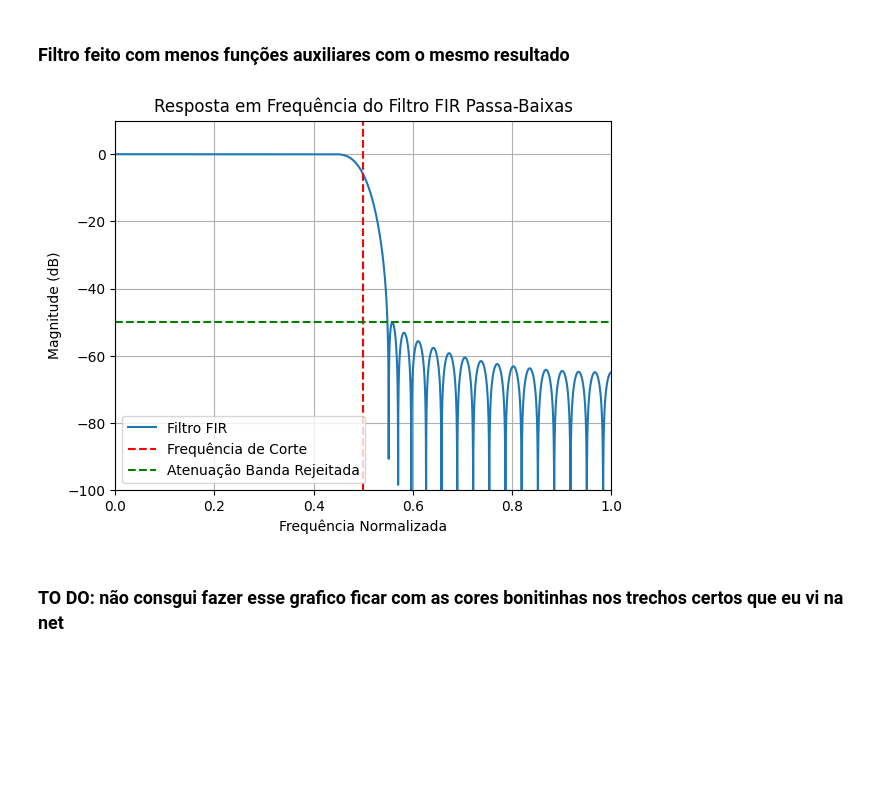
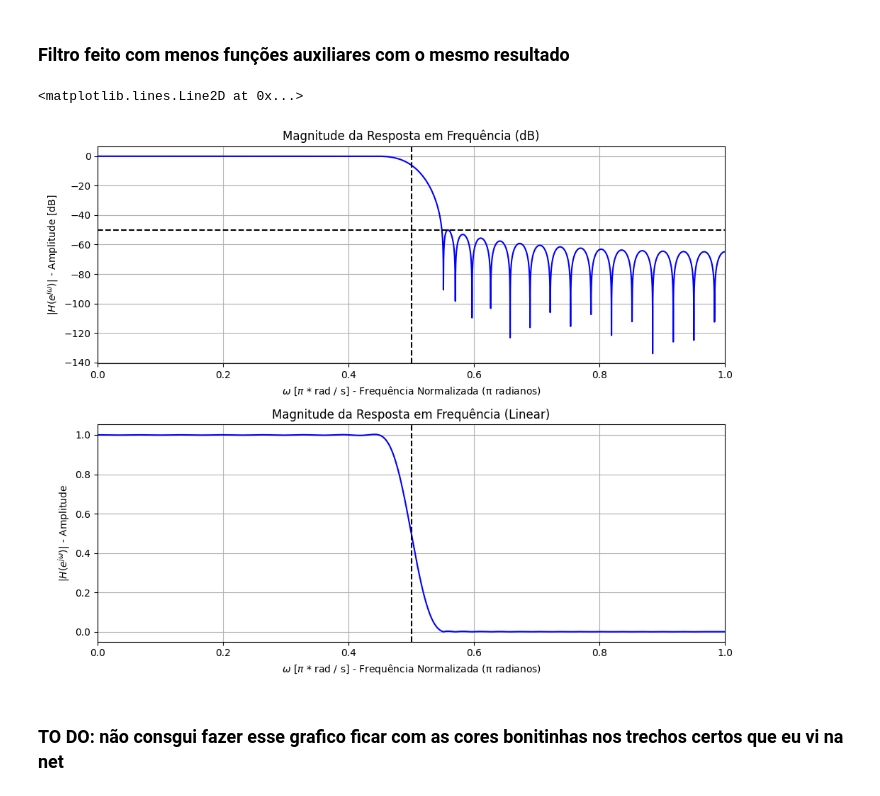
Before and after one commit to IvonLuiz/FIR_Filter_WindowMethod, a Jupyter notebook: notebook/FIR.ipynb, the cells around one changed output. Drawn from its saved outputs; the diff is of its cells as text; code cells hidden in the pictures; blank space fills up the shorter version.

```diff
--- a/notebook/FIR.ipynb
+++ b/notebook/FIR.ipynb
@@ -187,22 +174,16 @@ h /= np.sum(h)
-# %%
-# Plotar a resposta em frequência
-w, H = freqz(h, worN=8000)
-plt.plot(w / np.pi, 20 * np.log10(abs(H)), label="Filtro FIR")
-
-# Especificações
-plt.axvline(wc / np.pi, color='red', linestyle='--', label='Frequência de Corte')
-plt.axhline(-As, color='green', linestyle='--', label='Atenuação Banda Rejeitada')
-
-plt.title('Resposta em Frequência do Filtro FIR Passa-Baixas')
-plt.xlabel('Frequência Normalizada')
-plt.ylabel('Magnitude (dB)')
-plt.ylim(-100, 10)
-plt.xlim(0, 1)
-plt.grid()
-plt.legend(loc='best')
-plt.show()
-# %% [output]
-[figure, removed]
+# %%
+fig,axs = plt.subplots(2, 1, figsize=(10, 8))
+axs = plot_frequency_response_direct(w_kaiser, H_kaiser, fig, axs)
+
+axs[1].axvline(wc / np.pi, color="k", linestyle="--")
+
+axs[0].axvline(wc / np.pi, color='k', linestyle='--', label='Frequência de Corte')
+axs[0].axhline(-As, color='k', linestyle='--', label='Atenuação Banda Rejeitada')
+
+# fig.suptitle("Resposta em frequência - Forma direta")
+# %% [output]
+<matplotlib.lines.Line2D at 0x...>
+[figure, added]
 # %% [markdown]
 ### TO DO: não consgui fazer esse grafico ficar com as cores bonitinhas nos trechos certos que eu vi na net
 # %%
```
Also changed, not shown: parts of 9 cells of this notebook, 1 other file.
